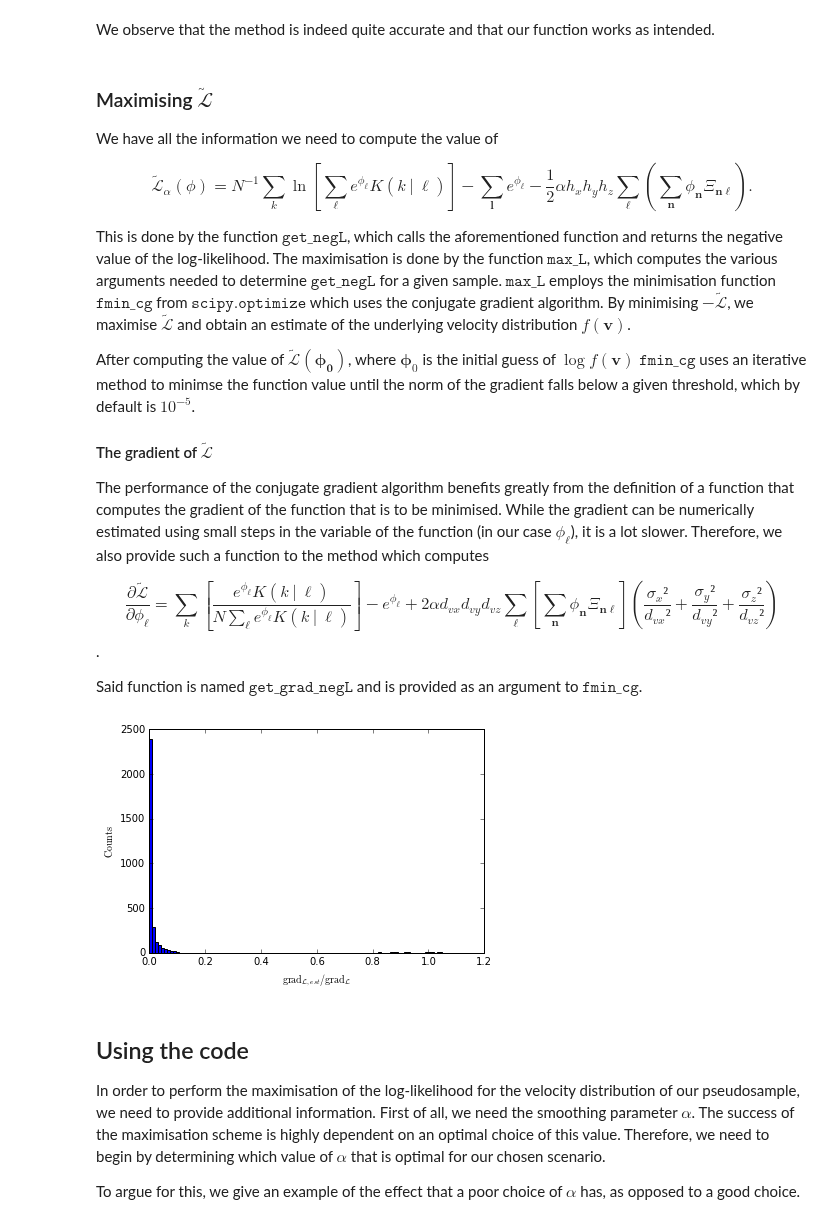
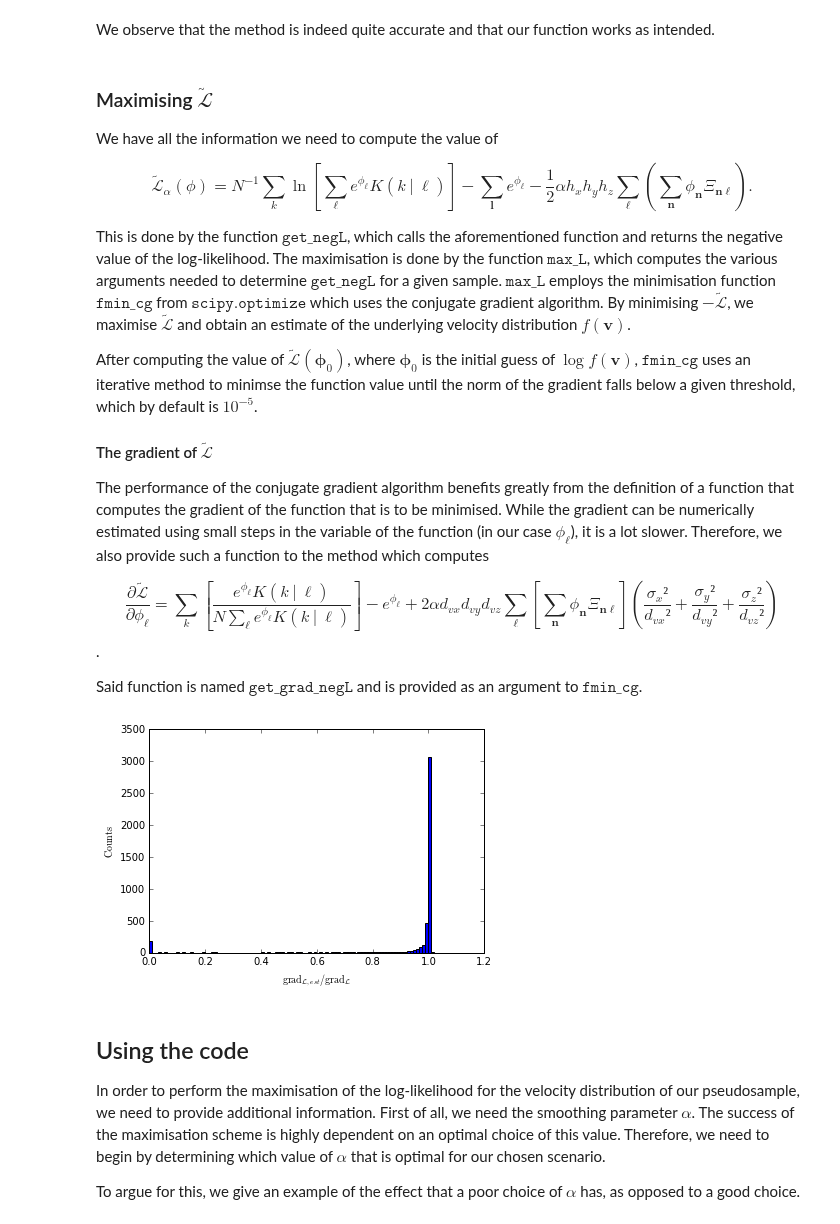
Before and after one commit to PaulMcMillan-Astro/DeprojectionProject, a Jupyter notebook: InitialDeprojectionNotebook.ipynb, the cells around one changed output. Cells and saved outputs as stored; diff of their text form; code cells hidden in the pictures.

Commit message:
Played around with gradient of sec_der in notebook

```diff
--- a/InitialDeprojectionNotebook.ipynb
+++ b/InitialDeprojectionNotebook.ipynb
@@ -226,7 +226,7 @@ We have all the information we need to compute the value of
 
 This is done by the function $\texttt{get_negL}$, which calls the aforementioned function and returns the negative value of the log-likelihood. The maximisation is done by the function $\texttt{max_L}$, which computes the various arguments needed to determine $\texttt{get_negL}$ for a given sample. $\texttt{max_L}$ employs the minimisation function $\texttt{fmin_cg}$ from $\texttt{scipy.optimize}$ which uses the conjugate gradient algorithm. By minimising $-\tilde{\mathcal L}$, we maximise $\tilde{\mathcal L}$ and obtain an estimate of the underlying velocity distribution $f(\boldsymbol{v})$.
 
-After computing the value of $\tilde{\mathcal L}(\boldsymbol{\phi_0})$, where $\boldsymbol{\phi}_0$ is the initial guess of $\log f(\boldsymbol{v})$ $\texttt{fmin_cg}$ uses an iterative method to minimse the function value until the norm of the gradient falls below a given threshold, which by default is $10^{-5}$.
+After computing the value of $\tilde{\mathcal L}(\boldsymbol{\phi}_0)$, where $\boldsymbol{\phi}_0$ is the initial guess of $\log f(\boldsymbol{v})$, $\texttt{fmin_cg}$ uses an iterative method to minimse the function value until the norm of the gradient falls below a given threshold, which by default is $10^{-5}$.
 
 #### The gradient of $\tilde{\mathcal L}$
 
@@ -238,9 +238,9 @@ Said function is named $\texttt{get_grad_negL}$ and is provided as an argument t
 # %%
 from Deproject_test import grad_negL_test
 
-testvals, twon = grad_negL_test(phi0,pvals,rhatvals,4.4e-8,vmin,dv,n)
+testvals, twon = grad_negL_test(phi0,pvals,rhatvals,1e-10,vmin,dv,n)
 # %% [output]
-[figure, old version]
+[figure, new version]
 # %% [markdown]
 ## Using the code
 
```
Also changed, not shown: parts of 17 cells of this notebook, 2 other files.
